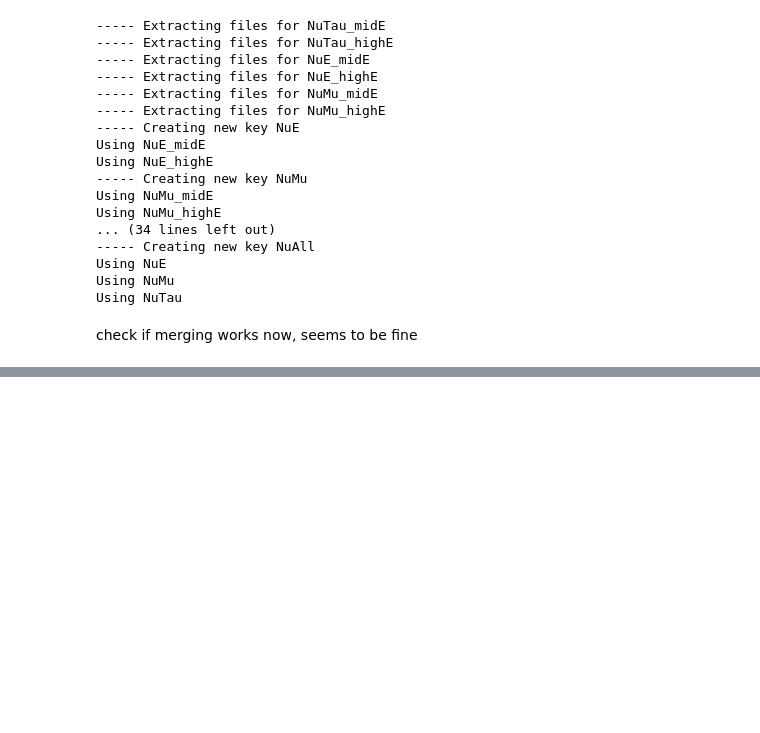
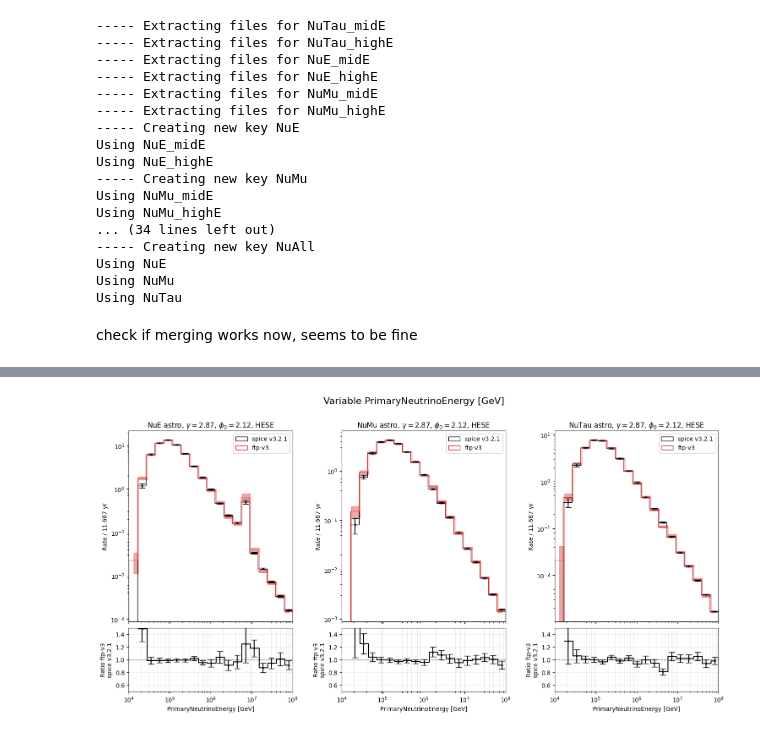
Before and after one commit to icecube/reco_processing, a Jupyter notebook: notebooks/compare_spice_ftp/compare_spice_ftp.ipynb, the cells around one changed output, grey strips where cells are left out. Cells and saved outputs as stored; diff of their text form; code cells hidden in the pictures; blank space fills up the shorter version.

Commit message:
add plots and notebooks for comparing spice and ftp

```diff
--- a/notebooks/compare_spice_ftp/compare_spice_ftp.ipynb
+++ b/notebooks/compare_spice_ftp/compare_spice_ftp.ipynb
@@ -107,7 +107,7 @@ def open_datasets( simulation_dataset, keys_to_merge ):
 # %%
 keys_to_merge = {}
 
-keys_to_merge["evtgen_v1_rec_v2"] = {
+keys_to_merge["evtgen_v2_rec_v5"] = {
     "NuE" : ["NuE_midE", "NuE_highE"],
     "NuMu" : ["NuMu_midE", "NuMu_highE"],
     "NuTau" : ["NuTau_midE", "NuTau_highE"],
@@ -143,7 +143,7 @@ Using NuMu
 Using NuTau
 # %%
 dataset_label_dict = {
-    "evtgen_v1_rec_v2" : "ftp-v3",
+    "evtgen_v2_rec_v5" : "ftp-v3",
     "spice_tau_reco" : "spice v3.2.1",
 }
 # %% [markdown]
@@ -308,0 +382,6 @@ compare_ice_model( base_key = "spice_tau_reco", base_var_key1 = "HESETaupedeFit"
+# %%
+compare_ice_model_flavor( base_key = "spice_tau_reco", base_var_key1 = "I3MCWeightDict", base_var_key2 = "PrimaryNeutrinoEnergy",
+                          alt_key = "evtgen_v2_rec_v5", alt_var_key1 = "I3MCWeightDict", alt_var_key2 = "PrimaryNeutrinoEnergy",
+                          variable_name = "PrimaryNeutrinoEnergy [GeV]", bins = np.geomspace(1e4, 1e8, 20), xscale = "log", yscale = "log", savename="PrimaryNeutrinoEnergy" )
+# %% [output]
+[figure, added]
```
Also changed, not shown: parts of 28 cells of this notebook, 39 other files.
